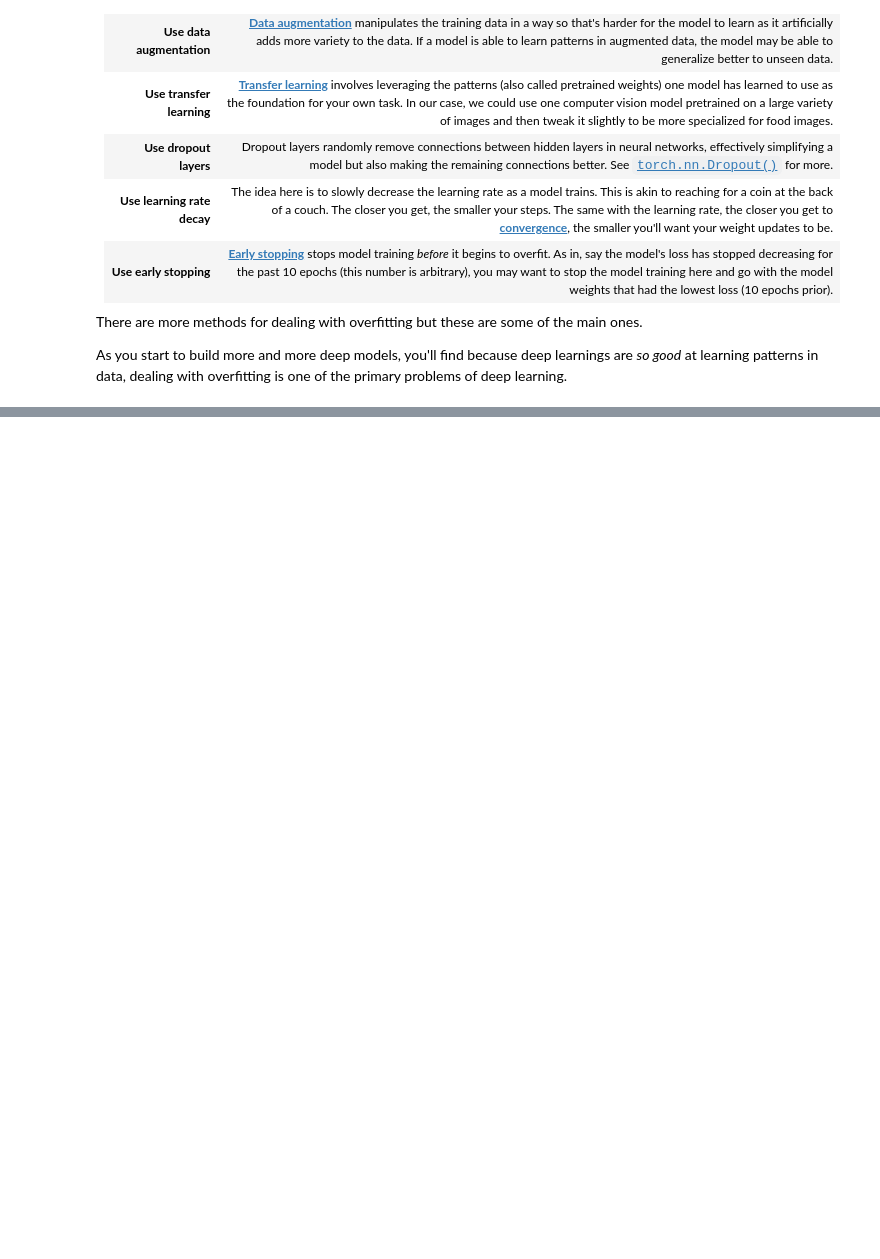
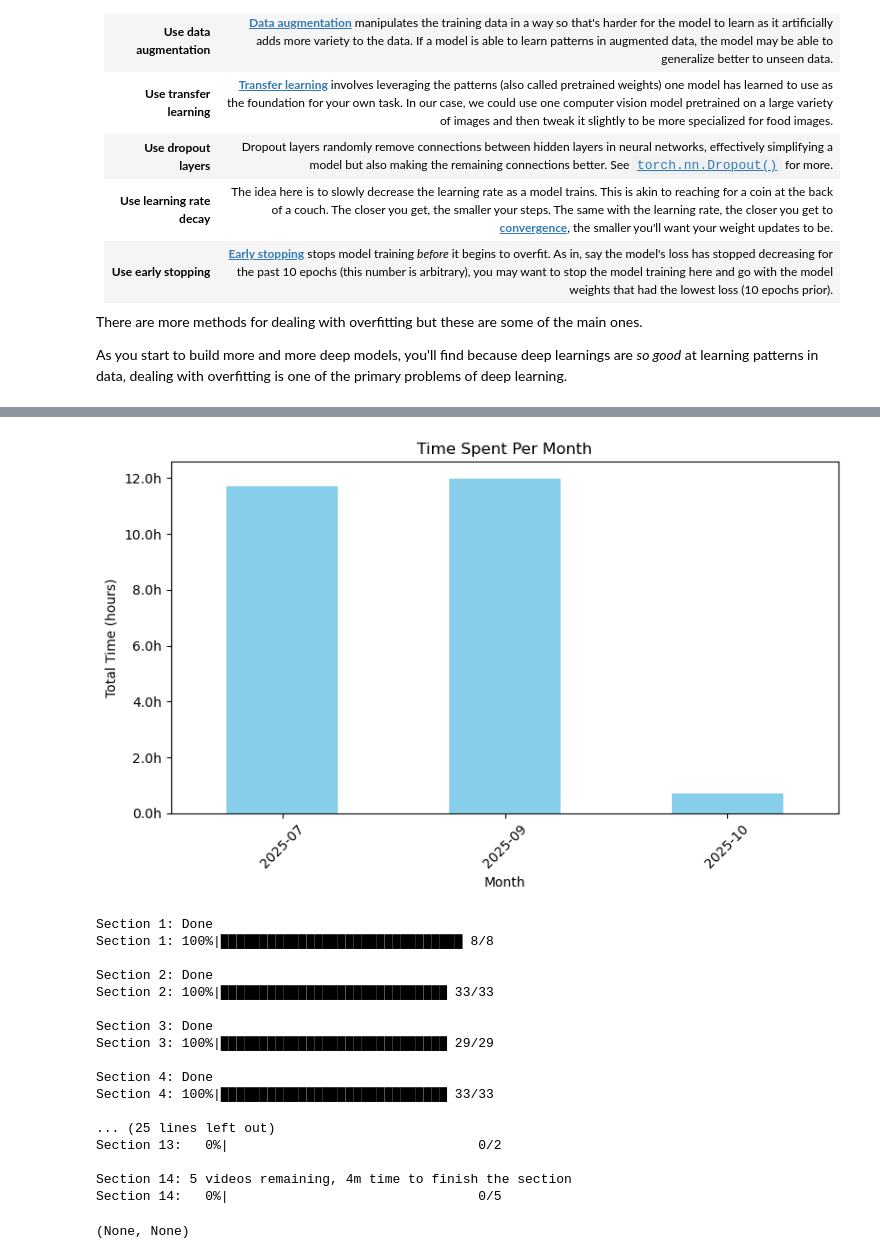
Before and after one commit to ridamansour/PyTorchLearning, a Jupyter notebook: 04_pytorch_custom_datasets.ipynb, the cells around one changed output, grey strips where cells are left out. Drawn from its saved outputs; the diff is of its cells as text; code cells hidden in the pictures; blank space fills up the shorter version.

```diff
--- a/04_pytorch_custom_datasets.ipynb
+++ b/04_pytorch_custom_datasets.ipynb
@@ -1334,0 +1349,22 @@ course_progress.update_progress(2, )
+# %%
+monthly_progress(), progress_report()
+# %% [output]
+[figure, added]
+Section 1: Done
+Section 1: 100%|███████████████████████████████ 8/8
+
+Section 2: Done
+Section 2: 100%|█████████████████████████████ 33/33
+
+Section 3: Done
+Section 3: 100%|█████████████████████████████ 29/29
+
+Section 4: Done
+Section 4: 100%|█████████████████████████████ 33/33
+
+... (25 lines left out)
+Section 13:   0%|                                0/2
+
+Section 14: 5 videos remaining, 4m time to finish the section
+Section 14:   0%|                                0/5
+(None, None)
```
Also changed, not shown: parts of 4 cells of this notebook, 4 other files.
